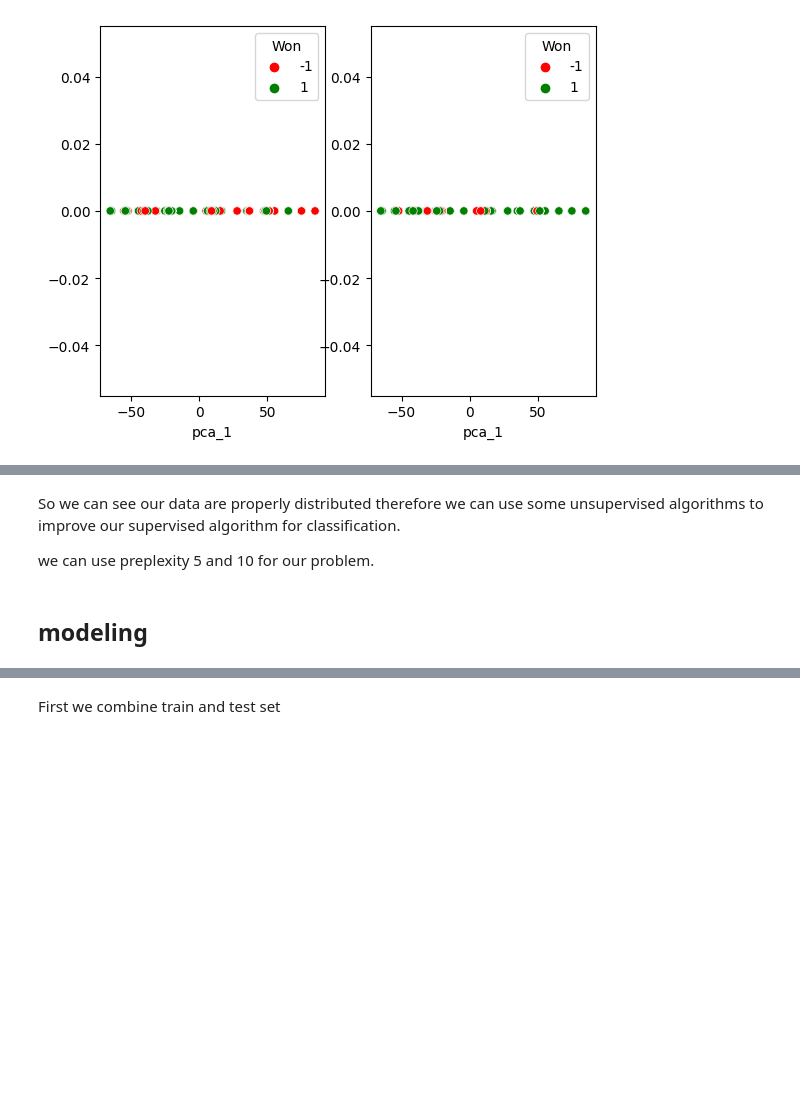
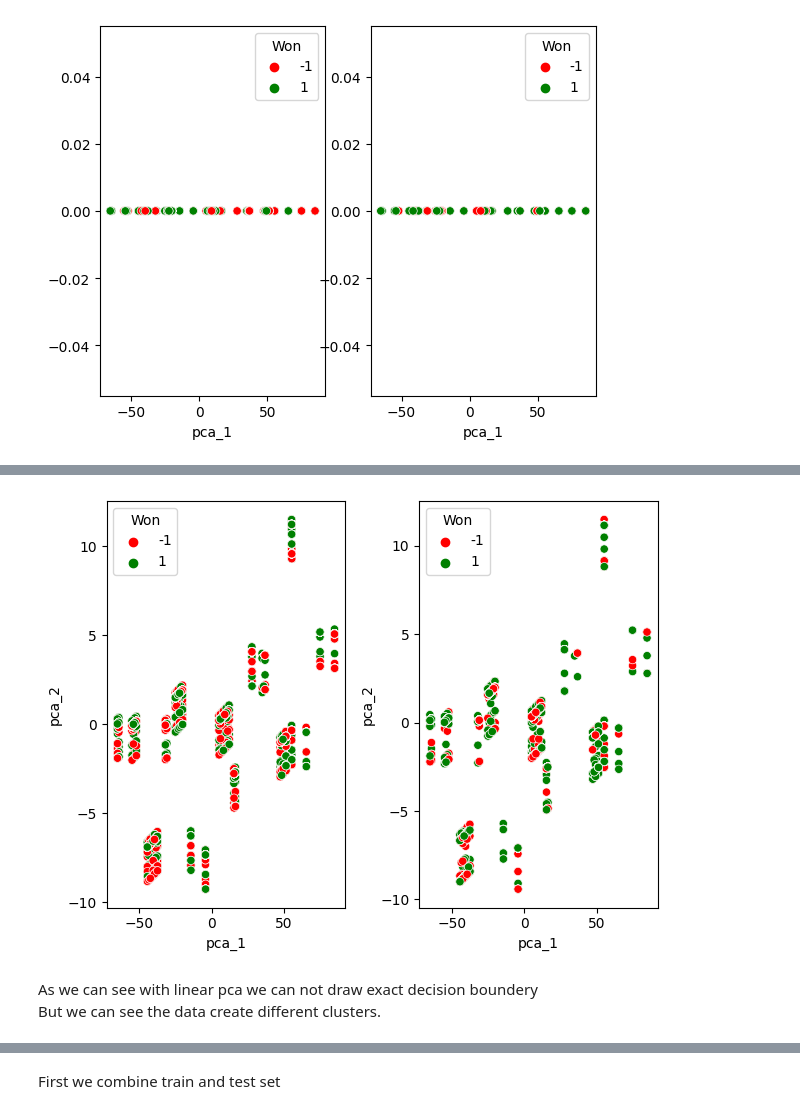
Before and after one commit to mrpintime/Dota2_TI-2016, a Jupyter notebook: Dota2Game.ipynb, the cells around one changed output, grey strips where cells are left out. Saved outputs shown, nothing was run; the diff lists cells and outputs as text; code cells hidden in the pictures; blank space fills up the shorter version.

Commit message:
new clustering and MDS techniques implemented

```diff
--- a/Dota2Game.ipynb
+++ b/Dota2Game.ipynb
@@ -772,6 +719,12 @@ for i in prepel:
-# %% [markdown]
-So we can see our data are properly distributed therefore we can use some unsupervised algorithms to improve our supervised algorithm for classification.
-
-we can use preplexity 5 and 10 for our problem.
-# %% [markdown]
-## modeling
+# %%
+fig, ax = plt.subplots(1,2)
+sns.scatterplot(x=pca_df_tr.pca_1, y=pca_df_tr.pca_2, hue=df_trn.Won, palette=['r', 'g'], ax=ax[0])
+sns.scatterplot(x=pca_df_ts.pca_1, y=pca_df_ts.pca_2, hue=df_tst.Won, palette=['r', 'g'], ax=ax[1])
+
+plt.tight_layout()
+plt.show()
+# %% [output]
+[figure, added]
+# %% [markdown]
+As we can see with linear pca we can not draw exact decision boundery
+But we can see the data create different clusters.
```
Also changed, not shown: parts of 58 cells of this notebook.
